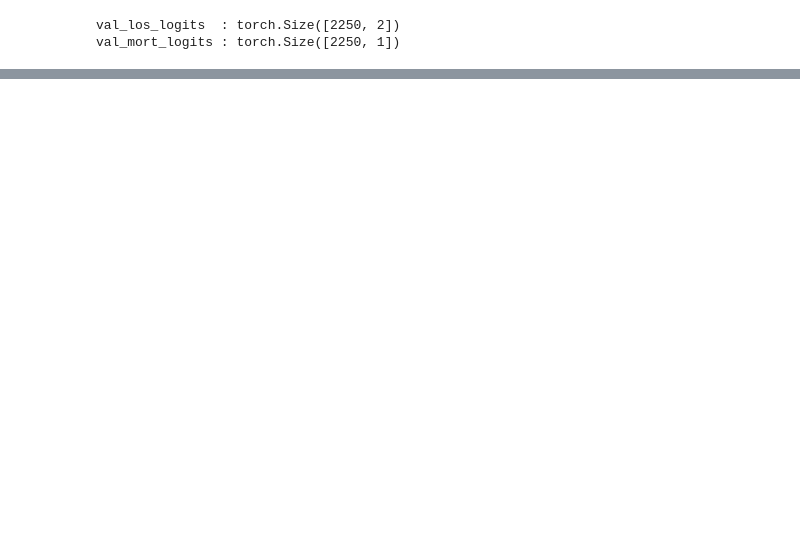
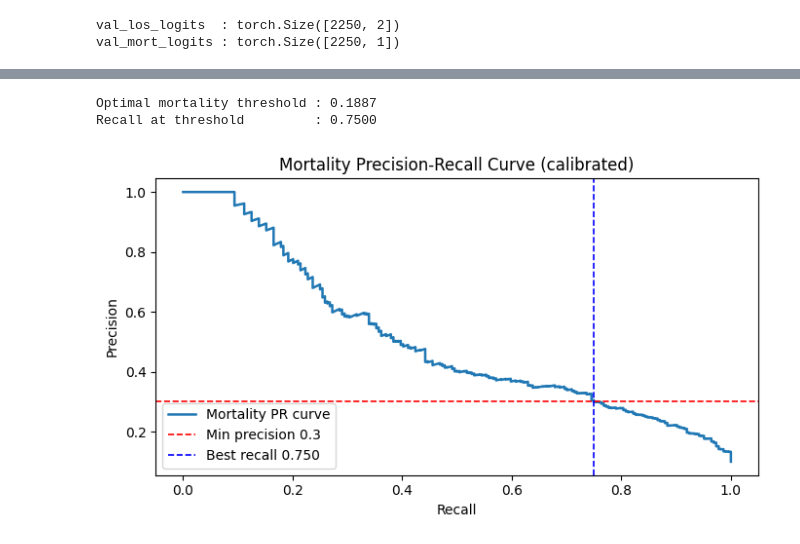
Before and after one commit to Amogh-2005/ICU-LOS_Mortality_Prediction, a Jupyter notebook: src/training/trainer.ipynb, the cells around one changed output, grey strips where cells are left out. Drawn from its saved outputs; the diff is of its cells as text; code cells hidden in the pictures; blank space fills up the shorter version.

```diff
--- a/src/training/trainer.ipynb
+++ b/src/training/trainer.ipynb
@@ -702,3 +781,45 @@ Recall at threshold      : 0.8777
+# %%
+# =============================================================================
+# CELL 14b -- Mortality Decision Threshold Optimisation
+# =============================================================================
+
+from sklearn.metrics import precision_recall_curve
+import matplotlib.pyplot as plt
+
+MIN_MORT_PRECISION = 0.30
+
+mort_precisions, mort_recalls, mort_thresholds = precision_recall_curve(
+    val_mort_labels_np, cal_mort_probs
+)
+
+best_mort_threshold = 0.5    # fallback default
+best_mort_recall    = -1.0
+
+for prec, rec, thr in zip(mort_precisions[:-1], mort_recalls[:-1], mort_thresholds):
+    if prec >= MIN_MORT_PRECISION and rec > best_mort_recall:
+        best_mort_recall    = float(rec)
+        best_mort_threshold = float(thr)
+
+print(f'Optimal mortality threshold : {best_mort_threshold:.4f}')
+print(f'Recall at threshold         : {best_mort_recall:.4f}')
+
+plt.figure(figsize=(7, 4))
+plt.plot(mort_recalls, mort_precisions, lw=1.8, label='Mortality PR curve')
+plt.axhline(MIN_MORT_PRECISION, color='red',  lw=1.2, linestyle='--',
+            label=f'Min precision {MIN_MORT_PRECISION}')
+plt.axvline(best_mort_recall,   color='blue', lw=1.2, linestyle='--',
+            label=f'Best recall {best_mort_recall:.3f}')
+plt.xlabel('Recall')
+plt.ylabel('Precision')
+plt.title('Mortality Precision-Recall Curve (calibrated)')
+plt.legend()
+plt.tight_layout()
+plt.savefig(str(FIG_DIR / 'mortality_pr_curve.png'), dpi=150)
+plt.show()
+# %% [output]
+Optimal mortality threshold : 0.1887
+Recall at threshold         : 0.7500
+[figure, added]
 # %%
 # =============================================================================
 # CELL 15 -- Final Test Evaluation with Calibrated Thresholds
```
Also changed, not shown: parts of 14 cells of this notebook, 27 other files.
